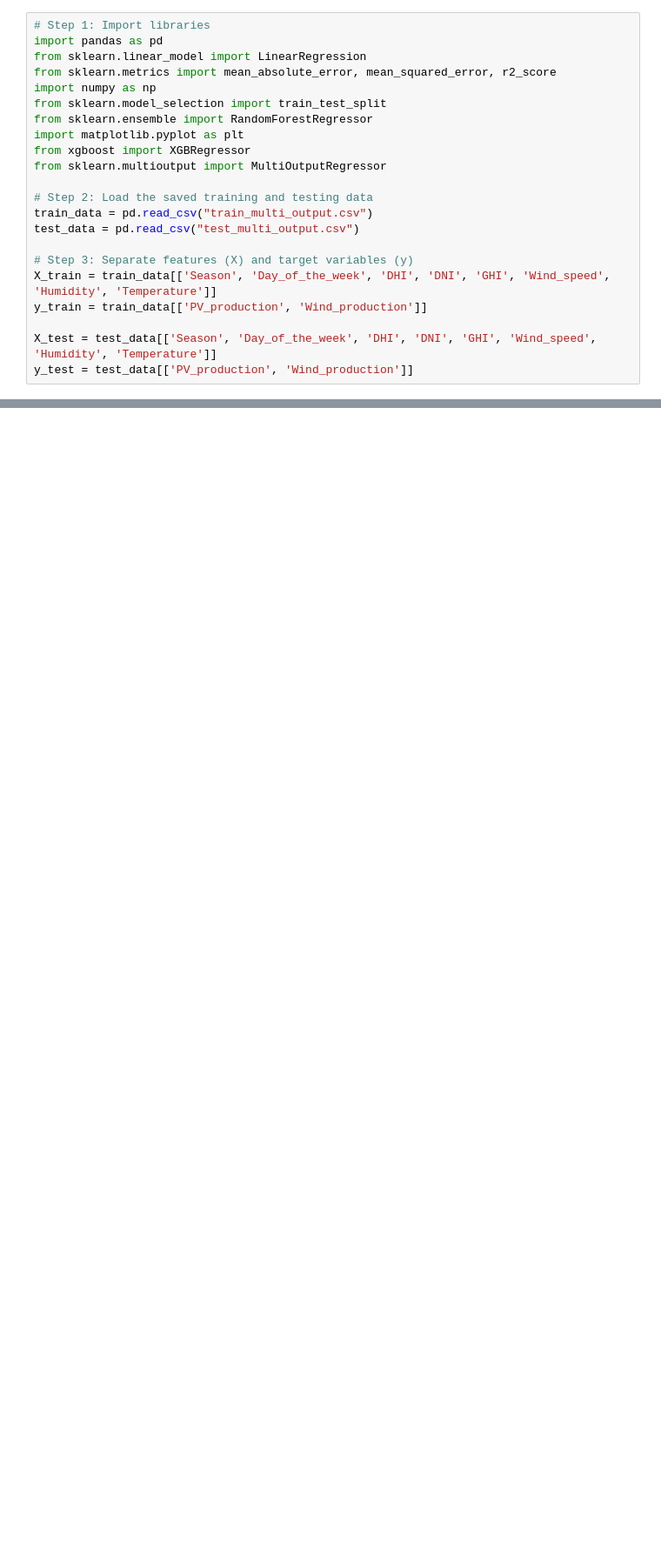
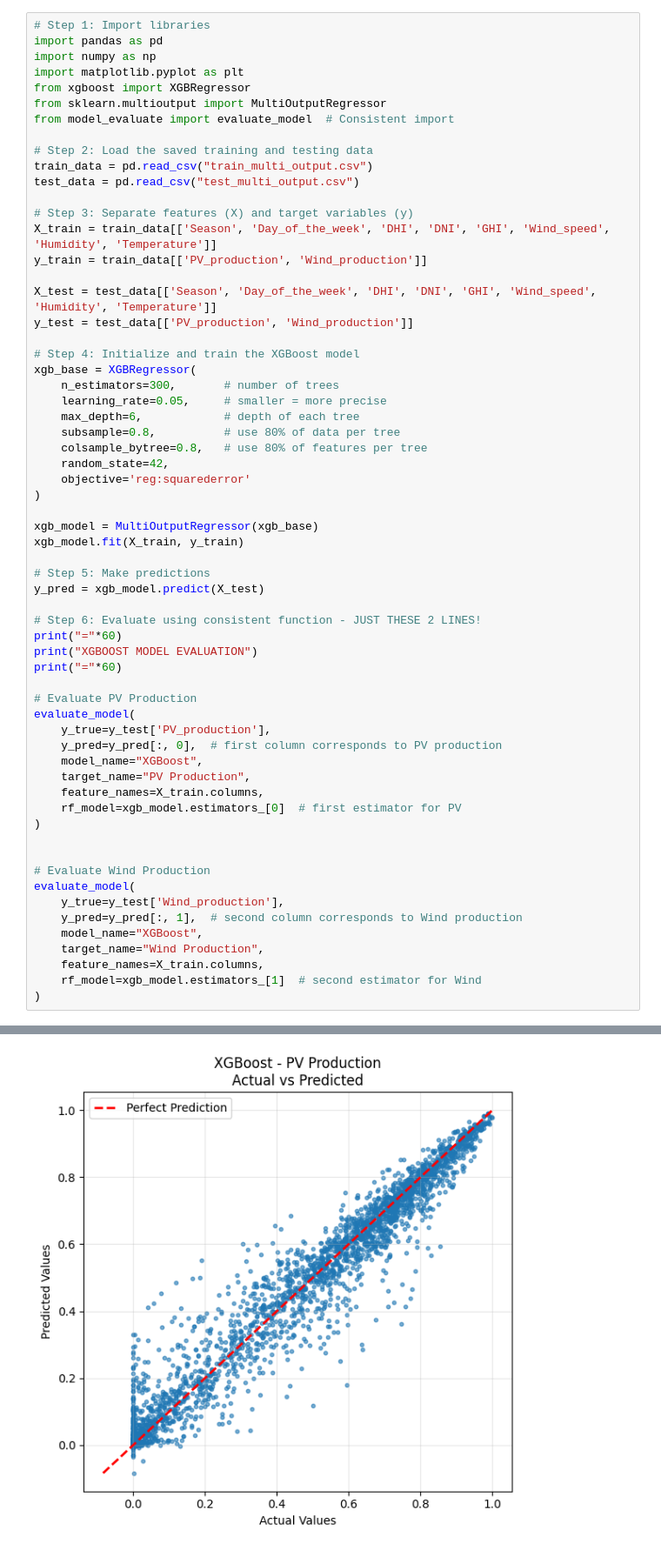
Before and after one commit to mihika1110/25GK26, a Jupyter notebook: xgboost_boosting.ipynb, the cells around one changed output, grey strips where cells are left out. Shown at 87% size. Saved outputs shown, nothing was run; the diff lists cells and outputs as text; blank space fills up the shorter version.

Commit message:
Updated xg boost for model evaluation

```diff
--- a/xgboost_boosting.ipynb
+++ b/xgboost_boosting.ipynb
@@ -9,14 +24,11 @@ Requirement already satisfied: scipy in c:\users\hp\appdata\local\programs\pytho
 # %%
 # Step 1: Import libraries
 import pandas as pd
-from sklearn.linear_model import LinearRegression
-from sklearn.metrics import mean_absolute_error, mean_squared_error, r2_score
 import numpy as np
-from sklearn.model_selection import train_test_split
-from sklearn.ensemble import RandomForestRegressor
 import matplotlib.pyplot as plt
 from xgboost import XGBRegressor
 from sklearn.multioutput import MultiOutputRegressor
+from model_evaluate import evaluate_model  # Consistent import
 
 # Step 2: Load the saved training and testing data
 train_data = pd.read_csv("train_multi_output.csv")
@@ -28,3 +40,47 @@ y_train = train_data[['PV_production', 'Wind_production']]
 
 X_test = test_data[['Season', 'Day_of_the_week', 'DHI', 'DNI', 'GHI', 'Wind_speed', 'Humidity', 'Temperature']]
 y_test = test_data[['PV_production', 'Wind_production']]
+
+# Step 4: Initialize and train the XGBoost model
+xgb_base = XGBRegressor(
+    n_estimators=300,       # number of trees
+    learning_rate=0.05,     # smaller = more precise
+    max_depth=6,            # depth of each tree
+    subsample=0.8,          # use 80% of data per tree
+    colsample_bytree=0.8,   # use 80% of features per tree
+    random_state=42,
+    objective='reg:squarederror'
+)
+
+xgb_model = MultiOutputRegressor(xgb_base)
+xgb_model.fit(X_train, y_train)
+
+# Step 5: Make predictions
+y_pred = xgb_model.predict(X_test)
+
+# Step 6: Evaluate using consistent function - JUST THESE 2 LINES!
+print("="*60)
+print("XGBOOST MODEL EVALUATION")
+print("="*60)
+
+# Evaluate PV Production
+evaluate_model(
+    y_true=y_test['PV_production'],
+    y_pred=y_pred[:, 0],  # first column corresponds to PV production
+    model_name="XGBoost",
+    target_name="PV Production",
+    feature_names=X_train.columns,
+    rf_model=xgb_model.estimators_[0]  # first estimator for PV
+)
+
+
+# Evaluate Wind Production
+evaluate_model(
+    y_true=y_test['Wind_production'],
+    y_pred=y_pred[:, 1],  # second column corresponds to Wind production
+    model_name="XGBoost",
+    target_name="Wind Production",
+    feature_names=X_train.columns,
+    rf_model=xgb_model.estimators_[1]  # second estimator for Wind
+)
+# %% [output]
@@ -30,0 +100 @@ y_test = test_data[['PV_production', 'Wind_production']]
+[figure, added]
```
Also changed, not shown: parts of 9 cells of this notebook.
